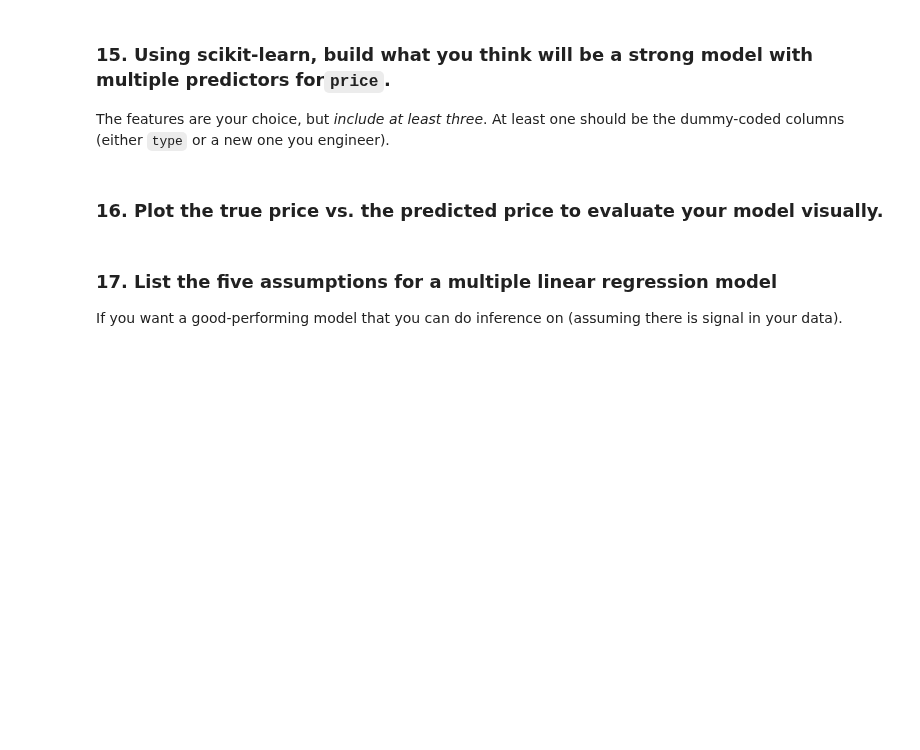
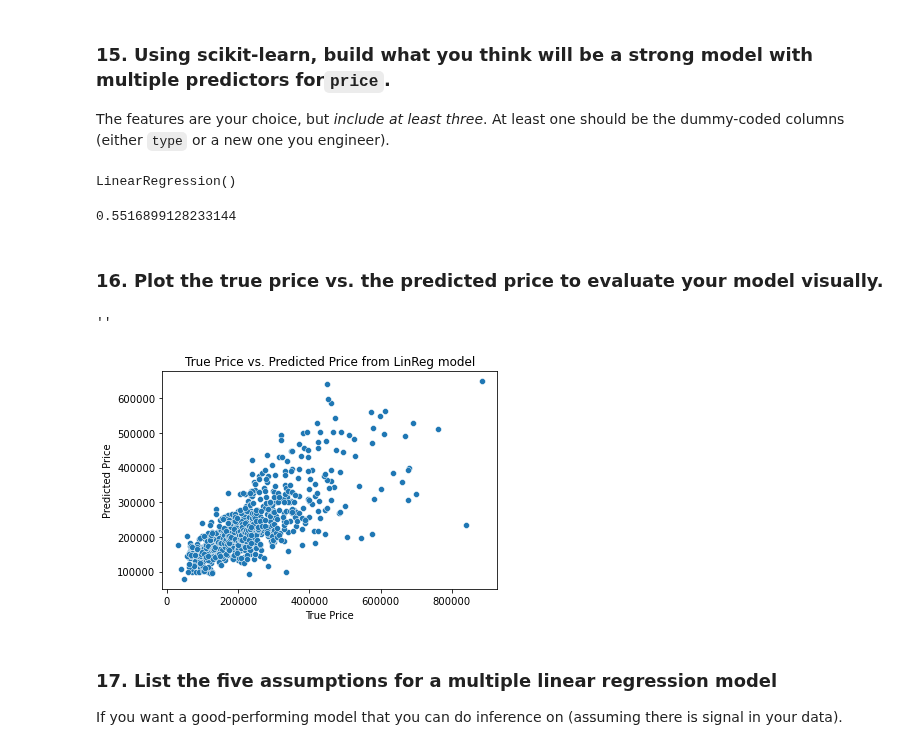
Before and after one commit to pezpet/general-assembly, a Jupyter notebook: labs/3.01-lab-linear-regression-master/linear-regression-sacramento.ipynb, the cells around one changed output. Drawn from its saved outputs; the diff is of its cells as text; code cells hidden in the pictures; blank space fills up the shorter version.

```diff
--- a/labs/3.01-lab-linear-regression-master/linear-regression-sacramento.ipynb
+++ b/labs/3.01-lab-linear-regression-master/linear-regression-sacramento.ipynb
@@ -357,2 +419,17 @@ The features are your choice, but *include at least three*. At least one should
+# %%
+# A:
+X = X_encoded[['type_Condo', 'type_Multi-Family', 'type_Residential', 'beds', 'baths', 'sq__ft']]
+# %%
+lr = LinearRegression()
+# %%
+lr.fit(X, y)
+# %% [output]
+LinearRegression()
+# %%
+lr.score(X, y)
+# %% [output]
+0.5516899128233144
+# %%
+preds = lr.predict(X)
 # %% [markdown]
 ### 16. Plot the true price vs. the predicted price to evaluate your model visually.
@@ -361,3 +436,13 @@ The features are your choice, but *include at least three*. At least one should
+# %%
+# A:
+sns.scatterplot(x=y, y=preds)
+plt.xlabel('True Price')
+plt.ylabel('Predicted Price')
+plt.title('True Price vs. Predicted Price from LinReg model')
+;
+# %% [output]
+''
+[figure, added]
 # %% [markdown]
 ### 17. List the five assumptions for a multiple linear regression model
 If you want a good-performing model that you can do inference on (assuming there is signal in your data).
```
Also changed, not shown: parts of 21 cells of this notebook.
